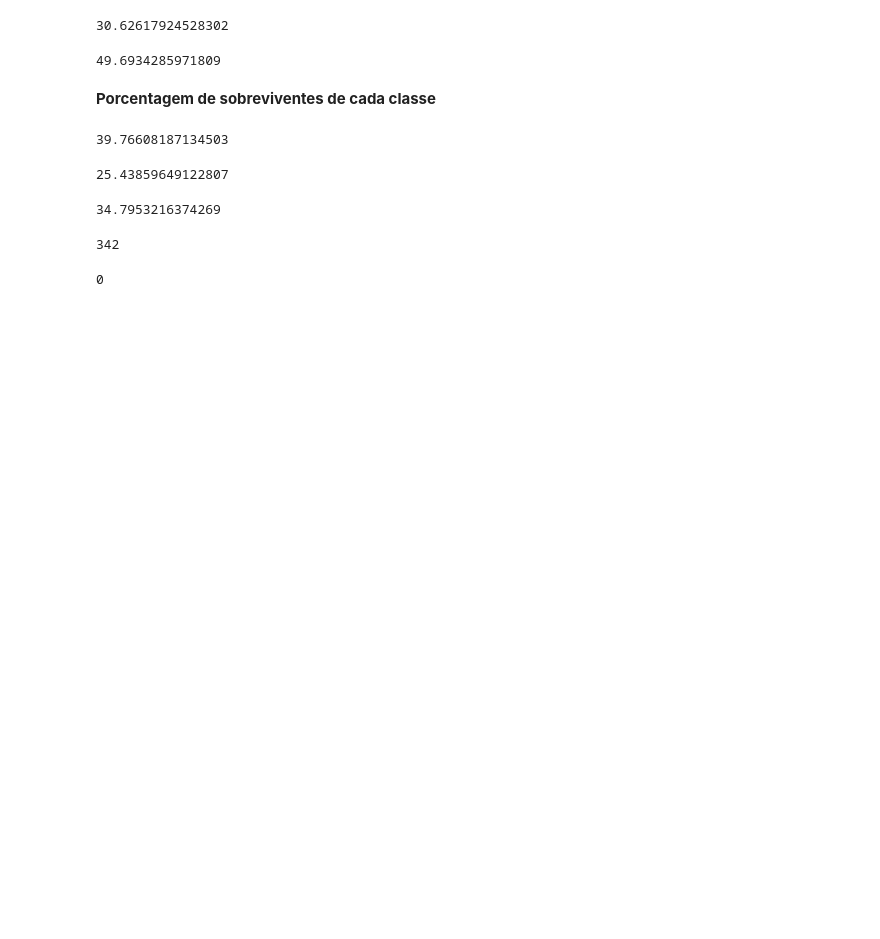
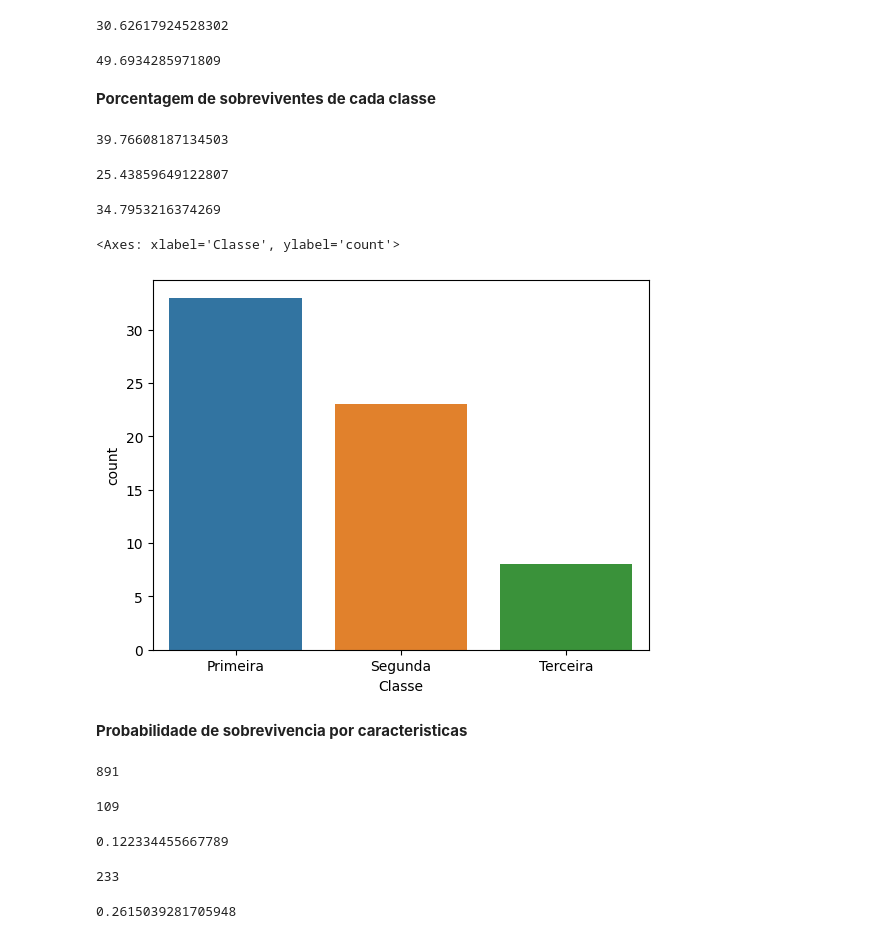
Before and after one commit to TheNobu/Anlise-de-Dados-e-Tomada-de-Decis-es, a Jupyter notebook: Trabalho.ipynb, the cells around one changed output. Drawn from its saved outputs; the diff is of its cells as text; code cells hidden in the pictures; blank space fills up the shorter version.

```diff
--- a/Trabalho.ipynb
+++ b/Trabalho.ipynb
@@ -165,11 +176,41 @@ X_train, X_test, y_train, y_test = train_test_split(
+# %%
+amostra_primeira = tr[tr['Classe']  == 'Primeira'].sample(n=50,random_state=42,replace=False)
+amostra_segunda = tr[tr['Classe']  == 'Segunda'].sample(n=50,random_state=42,replace=False)
+amostra_terceira = tr[tr['Classe']  == 'Terceira'].sample(n=50,random_state=42,replace=False)
+amostra_representativa = pd.concat([amostra_primeira, amostra_segunda, amostra_terceira])
+amostra_representativa.value_counts('Classe')
+amostra_representativa = amostra_representativa.loc[amostra_representativa['Survived'] == 1]
+# %%
+sns.countplot(data = amostra_representativa, x = 'Classe')
+# %% [output]
+<Axes: xlabel='Classe', ylabel='count'>
+[figure, added]
+# %% [markdown]
+**Probabilidade de sobrevivencia por caracteristicas**
 # %%
-espaco_amostral = len(sobreviventes)
+espaco_amostral = len(tr)
 espaco_amostral
 # %% [output]
-342
+891
 # %%
-filtro = tr.loc[tr['Sex']=='Male']
+filtro = sobreviventes.loc[sobreviventes['Sex']=='male']
 evento = len(filtro)
 evento
 # %% [output]
-0
+109
+# %%
+probabilidade1 = evento / espaco_amostral
+probabilidade1
+# %% [output]
+0.122334455667789
+# %%
+filtro2 = sobreviventes.loc[sobreviventes['Sex']=='female']
+evento2 = len(filtro2)
+evento2
+# %% [output]
+233
+# %%
+probabilidade2 = evento2 / espaco_amostral
+probabilidade2
+# %% [output]
+0.2615039281705948
```
Also changed, not shown: parts of 6 cells of this notebook.
